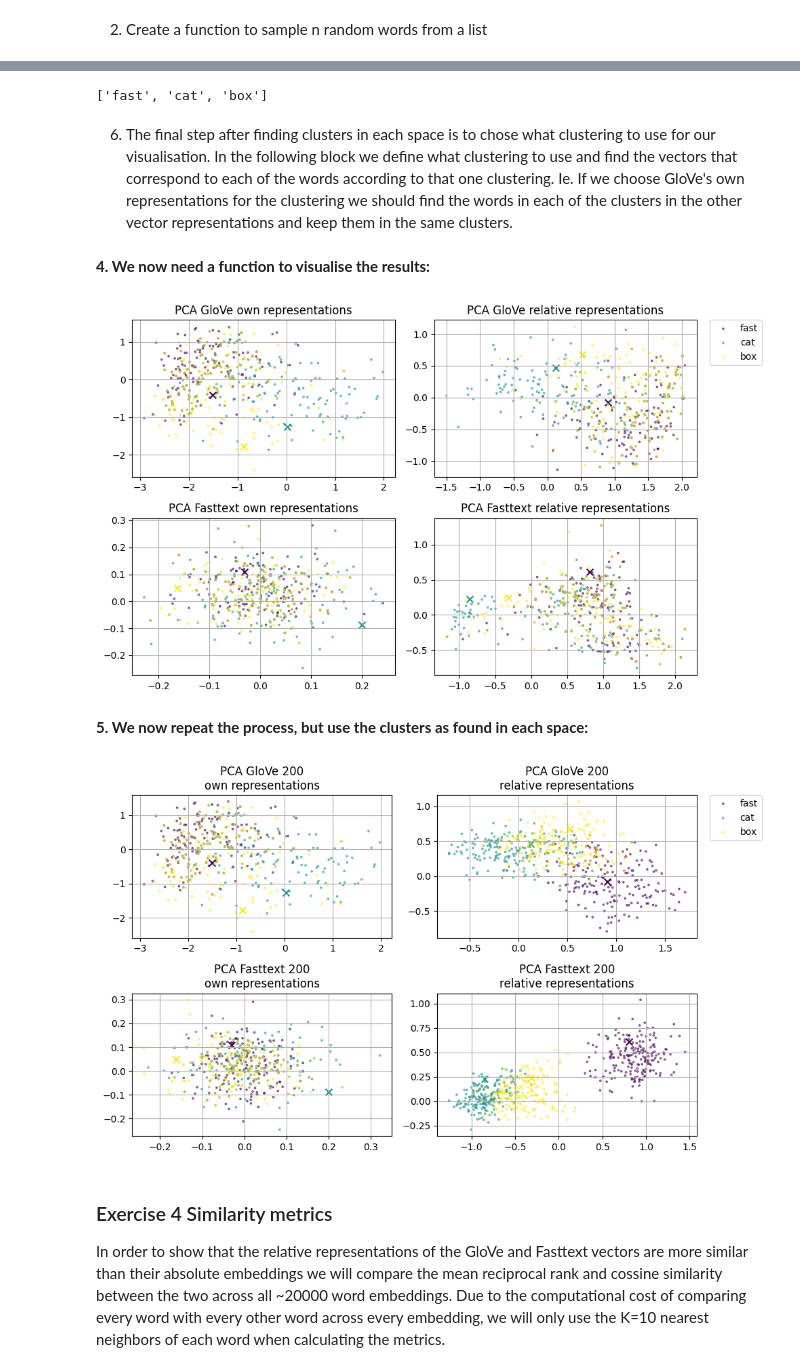
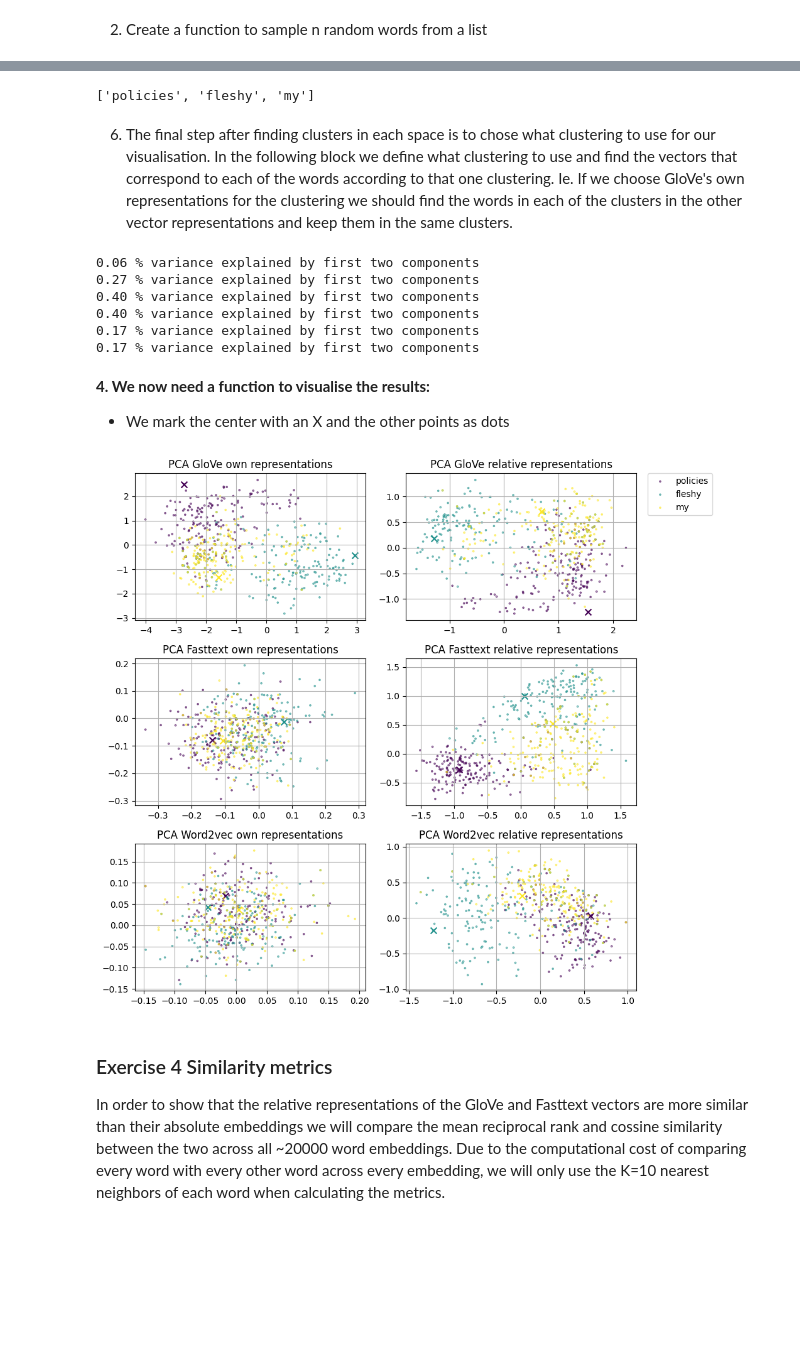
Before and after one commit to Twinbo/Signals-and-Data-Autumn-2025-student, a Jupyter notebook: week_10/ex_10_solutions_1.ipynb, the cells around one changed output, grey strips where cells are left out. Drawn from its saved outputs; the diff is of its cells as text; code cells hidden in the pictures; blank space fills up the shorter version.

```diff
--- a/week_10/ex_10_solutions_1.ipynb
+++ b/week_10/ex_10_solutions_1.ipynb
@@ -333,15 +362,16 @@ def do_pca(nearest_neighbors, embeddings):
 # %%
-n_centers = 4
-
 words = list(embeddings_dict_glove.keys())
-pca_words = ['fast', 'cat', 'box'] # sample_random_words(words, n=n_centers)
+pca_words = sample_random_words(words, n=4)
+pca_words = ['policies', 'fleshy', 'my']
 print(pca_words)
 centers_rel_rep_glove = np.vstack([relrep_dict_glove[word] for word in pca_words])
+centers_o_rep_glove = np.vstack([embeddings_dict_glove[word] for word in pca_words])
 centers_rel_rep_fasttext = np.vstack([relrep_dict_fasttext[word] for word in pca_words])
-centers_o_rep_glove = np.vstack([embeddings_dict_glove[word] for word in pca_words])
 centers_o_rep_fasttext = np.vstack([embeddings_dict_fasttext[word] for word in pca_words])
+centers_rel_rep_word2vec = np.vstack([relrep_dict_word2vec[word] for word in pca_words])
+centers_o_rep_word2vec = np.vstack([embeddings_dict_word2vec[word] for word in pca_words])
 # %% [output]
-['fast', 'cat', 'box']
+['policies', 'fleshy', 'my']
 # %%
 n_points_visualisation = 200
 nearest_neighbors_glove_own = create_clusters(centers_o_rep_glove, embeddings=own_reps_glove, n_neighbors=n_points_visualisation)
@@ -351,19 +383,44 @@ nearest_neighbors_fasttext_relative = create_clusters(centers_rel_rep_fasttext,
+# %%
+run_combined = False
+if run_combined:
+    combined_embedding = np.concatenate((own_reps_glove, own_reps_fasttext), axis=1)
+    centers_combined = np.concatenate((centers_o_rep_glove, centers_o_rep_fasttext), axis=1)
+    nearest_neighbors_combined = create_clusters(centers_combined, embeddings=combined_embedding, n_neighbors=n_points_visualisation)
+    print(nearest_neighbors_combined.shape)
+    clusters_to_use = nearest_neighbors_combined
+    reverse_to_use = reverse_own_rep_glove
+    nearest_neighbors_glove_own = np.array([[embeddings_dict_glove[reverse_own_rep_glove[tuple(vector)]] for vector in cluster] for cluster in clusters_to_use[:, :, :300]])
+    nearest_neighbors_glove_relative = np.array([[relrep_dict_glove[reverse_own_rep_glove[tuple(vector)]] for vector in cluster] for cluster in clusters_to_use[:, :, :300]])
+    nearest_neighbors_fasttext_own = np.array([[embeddings_dict_fasttext[reverse_own_rep_fasttext[tuple(vector)]] for vector in cluster] for cluster in clusters_to_use[:, :, 300:]])
+    nearest_neighbors_fasttext_relative = np.array([[relrep_dict_fasttext[reverse_own_rep_fasttext[tuple(vector)]] for vector in cluster] for cluster in clusters_to_use[:, :, 300:]])
 # %% [markdown]
 6. The final step after finding clusters in each space is to chose what clustering to use for our visualisation. In the following block we define what clustering to use and find the vectors that correspond to each of the words according to that one clustering. Ie. If we choose GloVe's own representations for the clustering we should find the words in each of the clusters in the other vector representations and keep them in the same clusters.
 # %%
-clusters_to_use = nearest_neighbors_glove_own
-reverse_to_use = reverse_own_rep_glove
+clusters_to_use = nearest_neighbors_fasttext_own
+reverse_to_use = reverse_own_rep_fasttext
 nearest_neighbors_glove_own = np.array([[embeddings_dict_glove[reverse_to_use[tuple(vector)]] for vector in cluster] for cluster in clusters_to_use])
 nearest_neighbors_glove_relative = np.array([[relrep_dict_glove[reverse_to_use[tuple(vector)]] for vector in cluster] for cluster in clusters_to_use])
 nearest_neighbors_fasttext_own = np.array([[embeddings_dict_fasttext[reverse_to_use[tuple(vector)]] for vector in cluster] for cluster in clusters_to_use])
 nearest_neighbors_fasttext_relative = np.array([[relrep_dict_fasttext[reverse_to_use[tuple(vector)]] for vector in cluster] for cluster in clusters_to_use])
+nearest_neighbors_word2vec_own = np.array([[embeddings_dict_word2vec[reverse_to_use[tuple(vector)]] for vector in cluster] for cluster in clusters_to_use])
+nearest_neighbors_word2vec_relative = np.array([[relrep_dict_word2vec[reverse_to_use[tuple(vector)]] for vector in cluster] for cluster in clusters_to_use])
 # %%
 pca_glove_own = do_pca(nearest_neighbors_glove_own, embeddings=own_reps_glove)
 pca_glove_relative = do_pca(nearest_neighbors_glove_relative, embeddings=rel_reps_glove)
 pca_fasttext_own = do_pca(nearest_neighbors_fasttext_own, embeddings=rel_reps_fasttext)
 pca_fasttext_relative = do_pca(nearest_neighbors_fasttext_relative, embeddings=rel_reps_fasttext)
+pca_word2vec_own = do_pca(nearest_neighbors_word2vec_own, embeddings=rel_reps_word2vec)
+pca_word2vec_relative = do_pca(nearest_neighbors_word2vec_relative, embeddings=rel_reps_word2vec)
+# %% [output]
+0.06 % variance explained by first two components
+0.27 % variance explained by first two components
+0.40 % variance explained by first two components
+0.40 % variance explained by first two components
+0.17 % variance explained by first two components
+0.17 % variance explained by first two components
 # %% [markdown]
 **4. We now need a function to visualise the results:**
+- We mark the center with an X and the other points as dots
 # %%
 def visualize_clusters(pca_results, cluster_names, name='', y_lim=(None,), x_lim=(None,)):
     colors = plt.get_cmap("viridis", len(pca_results))
@@ -375,47 +432,25 @@ def visualize_clusters(pca_results, cluster_names, name='', y_lim=(None,), x_lim
     plt.xlim(*x_lim)
     plt.grid(True)
 # %%
-fig, axs = plt.subplots(nrows=2, ncols=2, figsize=(10, 6))
+fig, axs = plt.subplots(nrows=3, ncols=2, figsize=(10, 9))
 plt.sca(axs[0, 0])
 visualize_clusters(pca_glove_own, pca_words, name=f'PCA GloVe own representations')
 plt.sca(axs[1, 0])
 visualize_clusters(pca_fasttext_own, pca_words, name= f'PCA Fasttext own representations')
 plt.sca(axs[0, 1])
 visualize_clusters(pca_glove_relative, pca_words, name=f'PCA GloVe relative representations')
 plt.legend(bbox_to_anchor=(1.05, 1), loc="upper left", borderaxespad=0.)
 plt.sca(axs[1, 1])
 visualize_clusters(pca_fasttext_relative, pca_words, name=f'PCA Fasttext relative representations')
+plt.sca(axs[2, 0])
+visualize_clusters(pca_word2vec_own, pca_words, name=f'PCA Word2vec own representations')
+plt.sca(axs[2, 1])
+visualize_clusters(pca_word2vec_relative, pca_words, name=f'PCA Word2vec relative representations')
+
 plt.tight_layout()
 plt.show()
 # %% [output]
-[figure, old version]
+[figure, new version]
-# %% [markdown]
-**5. We now repeat the process, but use the clusters as found in each space:**
-# %%
-nearest_neighbors_glove_own = create_clusters(centers_o_rep_glove, embeddings=own_reps_glove, n_neighbors=n_points_visualisation)
-nearest_neighbors_glove_relative = create_clusters(centers_rel_rep_glove, embeddings=rel_reps_glove, n_neighbors=n_points_visualisation)
-nearest_neighbors_fasttext_own = create_clusters(centers_o_rep_fasttext, embeddings=own_reps_fasttext, n_neighbors=n_points_visualisation)
-nearest_neighbors_fasttext_relative = create_clusters(centers_rel_rep_fasttext, embeddings=rel_reps_fasttext, n_neighbors=n_points_visualisation)
-
-pca_glove_own = do_pca(nearest_neighbors_glove_own, embeddings=own_reps_glove)
-pca_glove_relative = do_pca(nearest_neighbors_glove_relative, embeddings=rel_reps_glove)
-pca_fasttext_own = do_pca(nearest_neighbors_fasttext_own, embeddings=rel_reps_fasttext)
-pca_fasttext_relative = do_pca(nearest_neighbors_fasttext_relative, embeddings=rel_reps_fasttext)
-
-fig, axs = plt.subplots(nrows=2, ncols=2, figsize=(10, 6))
-plt.sca(axs[0, 0])
-visualize_clusters(pca_glove_own, pca_words, name=f'PCA GloVe {n_points_visualisation}\nown representations')
-plt.sca(axs[1, 0])
-visualize_clusters(pca_fasttext_own, pca_words, name= f'PCA Fasttext {n_points_visualisation}\nown representations')
-plt.sca(axs[0, 1])
-visualize_clusters(pca_glove_relative, pca_words, name=f'PCA GloVe {n_points_visualisation}\nrelative representations')
-plt.legend(bbox_to_anchor=(1.05, 1), loc="upper left", borderaxespad=0.)
-plt.sca(axs[1, 1])
-visualize_clusters(pca_fasttext_relative, pca_words, name=f'PCA Fasttext {n_points_visualisation}\nrelative representations')
-plt.tight_layout()
-plt.show()
-# %% [output]
-[figure, removed]
 # %% [markdown]
 ### Exercise 4 Similarity metrics
 
```
Also changed, not shown: parts of 22 cells of this notebook, 4 other files.
